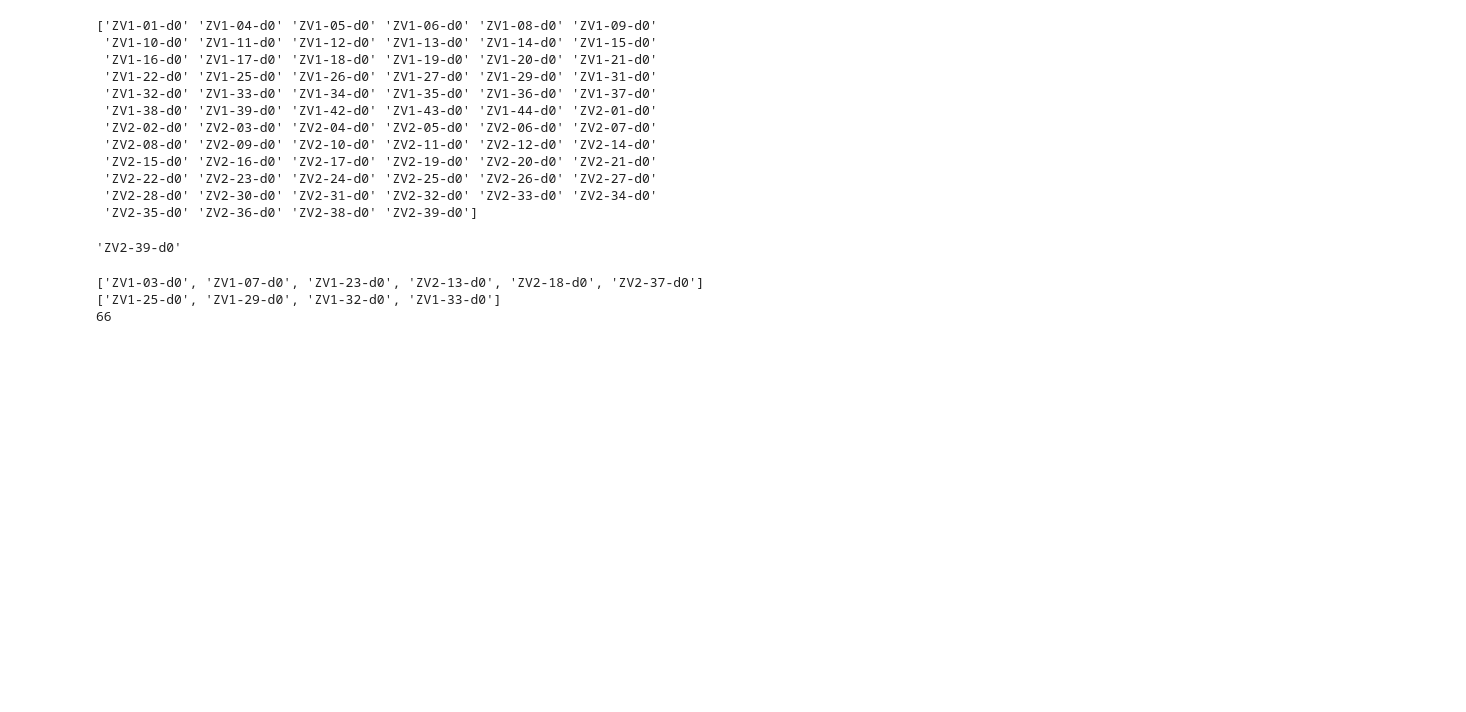
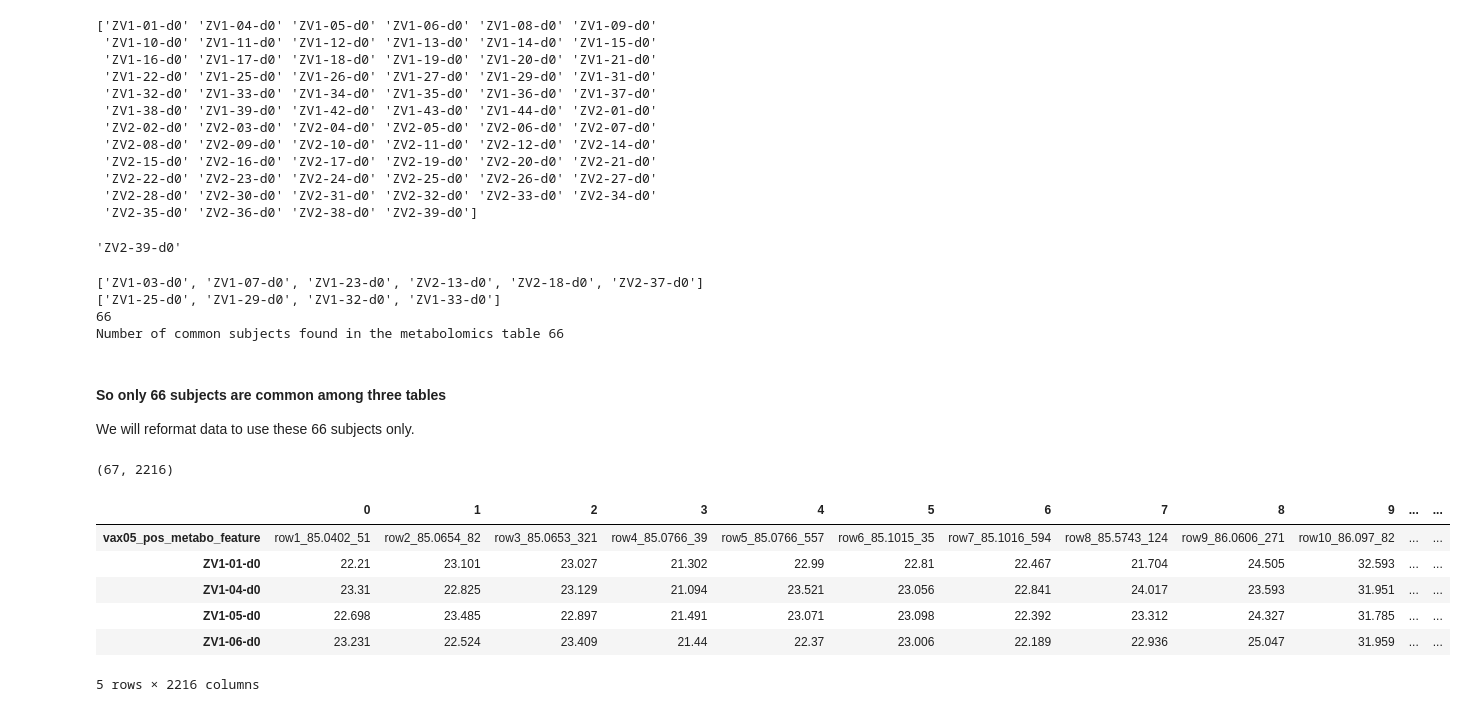
Before and after one commit to shuzhao-li-lab/espol-workshop, a Jupyter notebook: day4_handon_MWAS.ipynb, the cells around one changed output. Drawn from its saved outputs; the diff is of its cells as text; code cells hidden in the pictures; blank space fills up the shorter version.

```diff
--- a/day4_handon_MWAS.ipynb
+++ b/day4_handon_MWAS.ipynb
@@ -231,12 +232,47 @@ conv('ZV239')
 'ZV2-39-d0'
 # %%
 dem_ids = [conv(x) for x in dem["subject"]]
+# some subjects not in one table or the other
 print([x for x in dem_ids if x not in wanted_ids])
 print([x for x in wanted_ids if x not in dem_ids])
 
 # overlap number
-print(len(set(dem_ids).intersection(set(wanted_ids))))
+common_subjs = set(dem_ids).intersection(set(wanted_ids))
+print(len(common_subjs))
+
+# Check if they are in the metabolomics table
+subjs_metabo = metabo.columns[1:]
+print("Number of common subjects found in the metabolomics table",
+      len(common_subjs.intersection(set(subjs_metabo))))
+
+# sort the subjects by ids
+common_subjs = list(common_subjs)
+common_subjs.sort()
 # %% [output]
 ['ZV1-03-d0', 'ZV1-07-d0', 'ZV1-23-d0', 'ZV2-13-d0', 'ZV2-18-d0', 'ZV2-37-d0']
 ['ZV1-25-d0', 'ZV1-29-d0', 'ZV1-32-d0', 'ZV1-33-d0']
 66
+Number of common subjects found in the metabolomics table 66
+# %% [markdown]
+#### So only 66 subjects are common among three tables
+
+We will reformat data to use these 66 subjects only.
+# %%
+# This gets the columns in metabolomics table corresponding to the common subjects
+metabo2 = metabo[["vax05_pos_metabo_feature"] + common_subjs]
+
+# transpose the data
+metabo2 = metabo2.T
+
+# have a look
+print(metabo2.shape)
+metabo2.head()
+# %% [output]
+(67, 2216)
+|  | 0 | 1 | 2 | 3 | 4 | 5 | 6 | 7 | 8 | 9 | ... | ... |
+| vax05_pos_metabo_feature | row1_85.0402_51 | row2_85.0654_82 | row3_85.0653_321 | row4_85.0766_39 | row5_85.0766_557 | row6_85.1015_35 | row7_85.1016_594 | row8_85.5743_124 | row9_86.0606_271 | row10_86.097_82 | ... | ... |
+| ZV1-01-d0 | 22.21 | 23.101 | 23.027 | 21.302 | 22.99 | 22.81 | 22.467 | 21.704 | 24.505 | 32.593 | ... | ... |
+| ZV1-04-d0 | 23.31 | 22.825 | 23.129 | 21.094 | 23.521 | 23.056 | 22.841 | 24.017 | 23.593 | 31.951 | ... | ... |
+| ZV1-05-d0 | 22.698 | 23.485 | 22.897 | 21.491 | 23.071 | 23.098 | 22.392 | 23.312 | 24.327 | 31.785 | ... | ... |
+| ZV1-06-d0 | 23.231 | 22.524 | 23.409 | 21.44 | 22.37 | 23.006 | 22.189 | 22.936 | 25.047 | 31.959 | ... | ... |
+5 rows × 2216 columns
```
Also changed, not shown: parts of 15 cells of this notebook.
